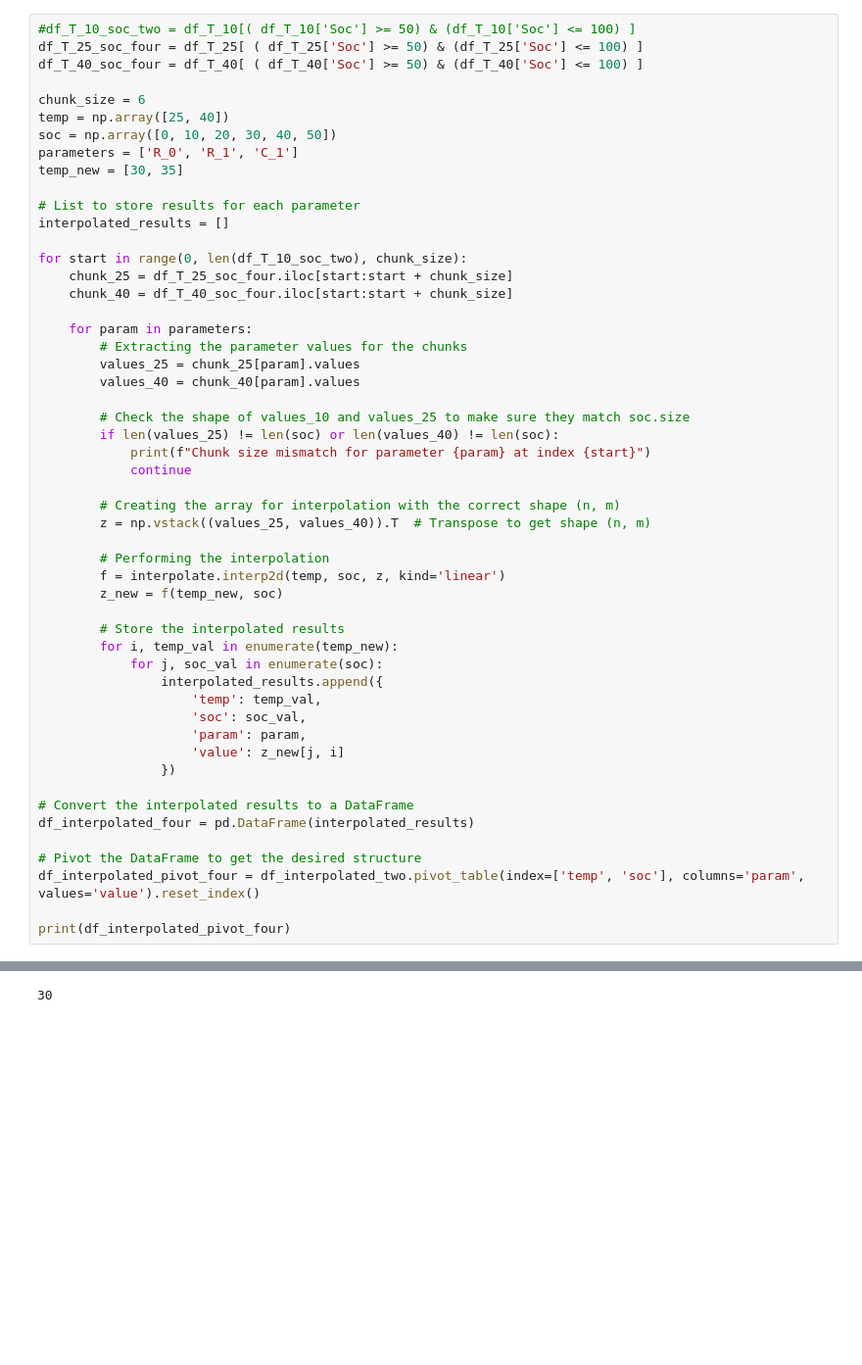
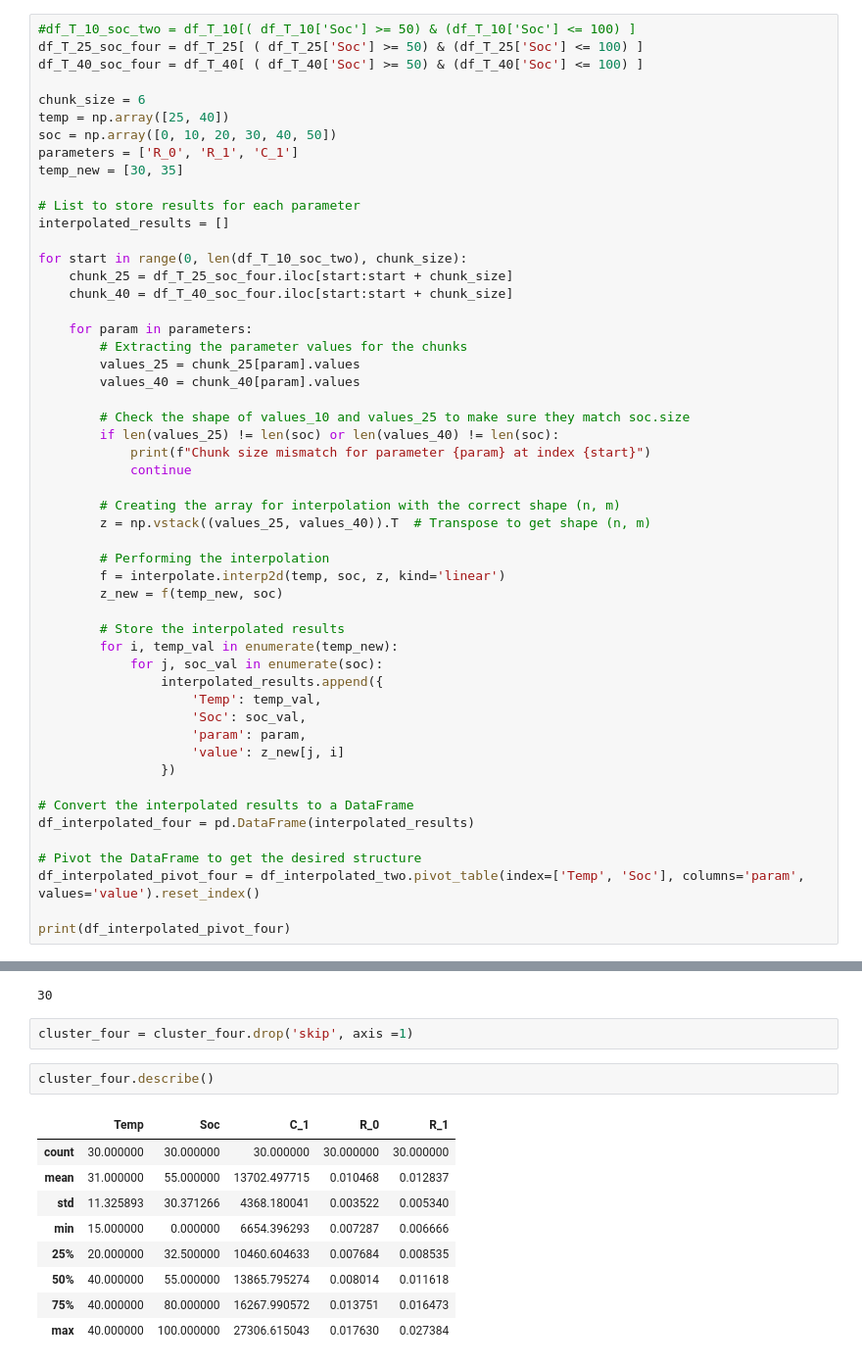
Before and after one commit to Daveonwave/ErNESTO-DT, a Jupyter notebook: src/online_learning/Preprocessing_Nominal_Cluster.ipynb, the cells around one changed output, grey strips where cells are left out. Shown at 98% size. Saved outputs shown, nothing was run; the diff lists cells and outputs as text; blank space fills up the shorter version.

```diff
--- a/src/online_learning/Preprocessing_Nominal_Cluster.ipynb
+++ b/src/online_learning/Preprocessing_Nominal_Cluster.ipynb
@@ -378,8 +409,8 @@ for start in range(0, len(df_T_10_soc_two), chunk_size):
         for i, temp_val in enumerate(temp_new):
             for j, soc_val in enumerate(soc):
                 interpolated_results.append({
-                    'temp': temp_val,
-                    'soc': soc_val,
+                    'Temp': temp_val,
+                    'Soc': soc_val,
                     'param': param,
                     'value': z_new[j, i]
                 })
@@ -388,7 +419,7 @@ for start in range(0, len(df_T_10_soc_two), chunk_size):
 df_interpolated_four = pd.DataFrame(interpolated_results)
 
 # Pivot the DataFrame to get the desired structure
-df_interpolated_pivot_four = df_interpolated_two.pivot_table(index=['temp', 'soc'], columns='param', values='value').reset_index()
+df_interpolated_pivot_four = df_interpolated_two.pivot_table(index=['Temp', 'Soc'], columns='param', values='value').reset_index()
 
 print(df_interpolated_pivot_four)
 # %% [output]
@@ -428,3 +459,17 @@ cluster_four = pd.concat([df_interpolated_pivot_four, df_T_40_soc_four])
 len(cluster_four)
 # %% [output]
 30
+# %%
+cluster_four = cluster_four.drop('skip', axis =1)
+# %%
+cluster_four.describe()
+# %% [output]
+|  | Temp | Soc | C_1 | R_0 | R_1 |
+| count | 30.000000 | 30.000000 | 30.000000 | 30.000000 | 30.000000 |
+| mean | 31.000000 | 55.000000 | 13702.497715 | 0.010468 | 0.012837 |
+| std | 11.325893 | 30.371266 | 4368.180041 | 0.003522 | 0.005340 |
+| min | 15.000000 | 0.000000 | 6654.396293 | 0.007287 | 0.006666 |
+| 25% | 20.000000 | 32.500000 | 10460.604633 | 0.007684 | 0.008535 |
+| 50% | 40.000000 | 55.000000 | 13865.795274 | 0.008014 | 0.011618 |
+| 75% | 40.000000 | 80.000000 | 16267.990572 | 0.013751 | 0.016473 |
+| max | 40.000000 | 100.000000 | 27306.615043 | 0.017630 | 0.027384 |
```
Also changed, not shown: parts of 18 cells of this notebook, 4 other files.
